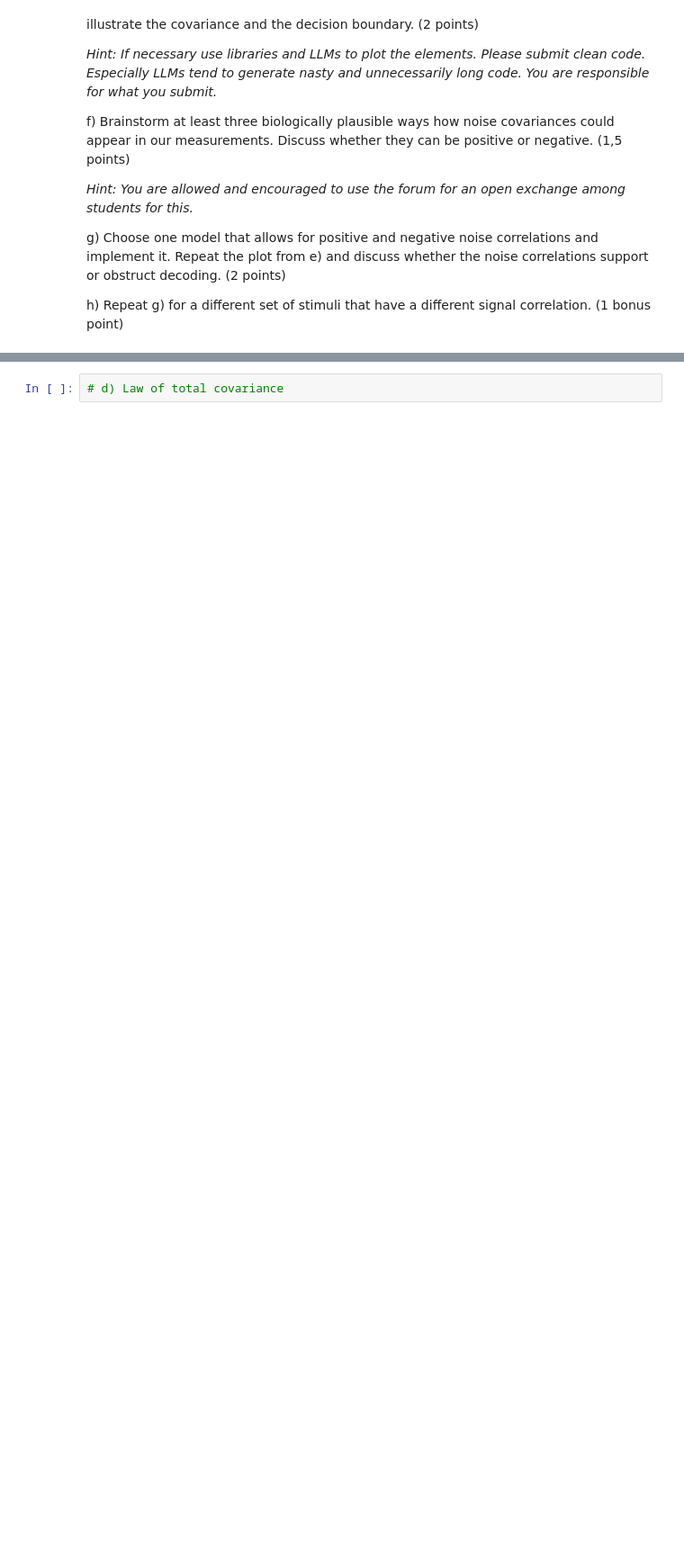
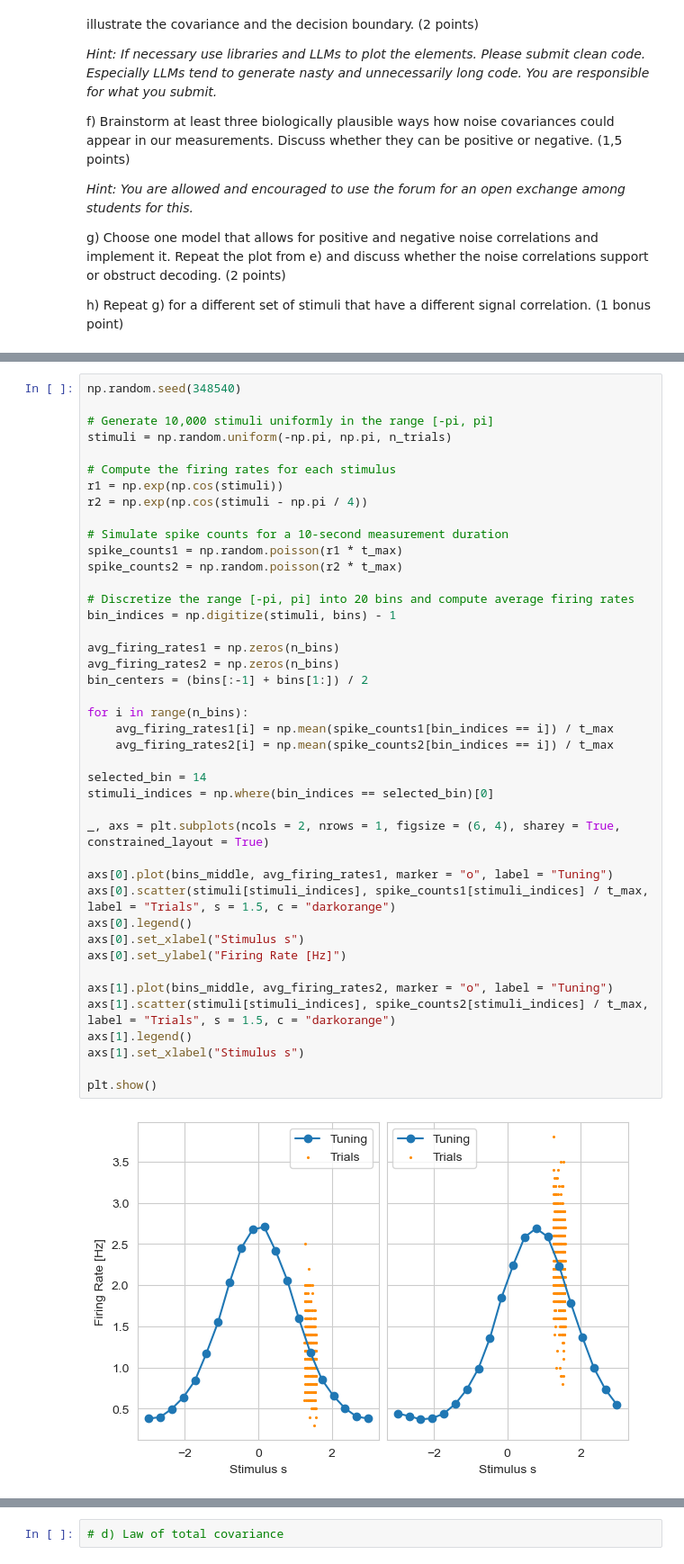
Before and after one commit to kerseviciute/neural-coding, a Jupyter notebook: 2024_Neural_coding_Homework5.ipynb, the cells around one changed output, grey strips where cells are left out. Shown at 90% size. Cells and saved outputs as stored; diff of their text form; blank space fills up the shorter version.

```diff
--- a/2024_Neural_coding_Homework5.ipynb
+++ b/2024_Neural_coding_Homework5.ipynb
@@ -54,0 +49,44 @@ bins_middle = (bins[1:] + bins[:-1]) / 2
+# %%
+np.random.seed(348540)
+
+# Generate 10,000 stimuli uniformly in the range [-pi, pi]
+stimuli = np.random.uniform(-np.pi, np.pi, n_trials)
+
+# Compute the firing rates for each stimulus
+r1 = np.exp(np.cos(stimuli))
+r2 = np.exp(np.cos(stimuli - np.pi / 4))
+
+# Simulate spike counts for a 10-second measurement duration
+spike_counts1 = np.random.poisson(r1 * t_max)
+spike_counts2 = np.random.poisson(r2 * t_max)
+
+# Discretize the range [-pi, pi] into 20 bins and compute average firing rates
+bin_indices = np.digitize(stimuli, bins) - 1
+
+avg_firing_rates1 = np.zeros(n_bins)
+avg_firing_rates2 = np.zeros(n_bins)
+bin_centers = (bins[:-1] + bins[1:]) / 2
+
+for i in range(n_bins):
+    avg_firing_rates1[i] = np.mean(spike_counts1[bin_indices == i]) / t_max
+    avg_firing_rates2[i] = np.mean(spike_counts2[bin_indices == i]) / t_max
+
+selected_bin = 14
+stimuli_indices = np.where(bin_indices == selected_bin)[0]
+
+_, axs = plt.subplots(ncols = 2, nrows = 1, figsize = (6, 4), sharey = True, constrained_layout = True)
+
+axs[0].plot(bins_middle, avg_firing_rates1, marker = "o", label = "Tuning")
+axs[0].scatter(stimuli[stimuli_indices], spike_counts1[stimuli_indices] / t_max, label = "Trials", s = 1.5, c = "darkorange")
+axs[0].legend()
+axs[0].set_xlabel("Stimulus s")
+axs[0].set_ylabel("Firing Rate [Hz]")
+
+axs[1].plot(bins_middle, avg_firing_rates2, marker = "o", label = "Tuning")
+axs[1].scatter(stimuli[stimuli_indices], spike_counts2[stimuli_indices] / t_max, label = "Trials", s = 1.5, c = "darkorange")
+axs[1].legend()
+axs[1].set_xlabel("Stimulus s")
+
+plt.show()
+# %% [output]
+[figure, added]
```
Also changed, not shown: parts of 3 cells of this notebook.
